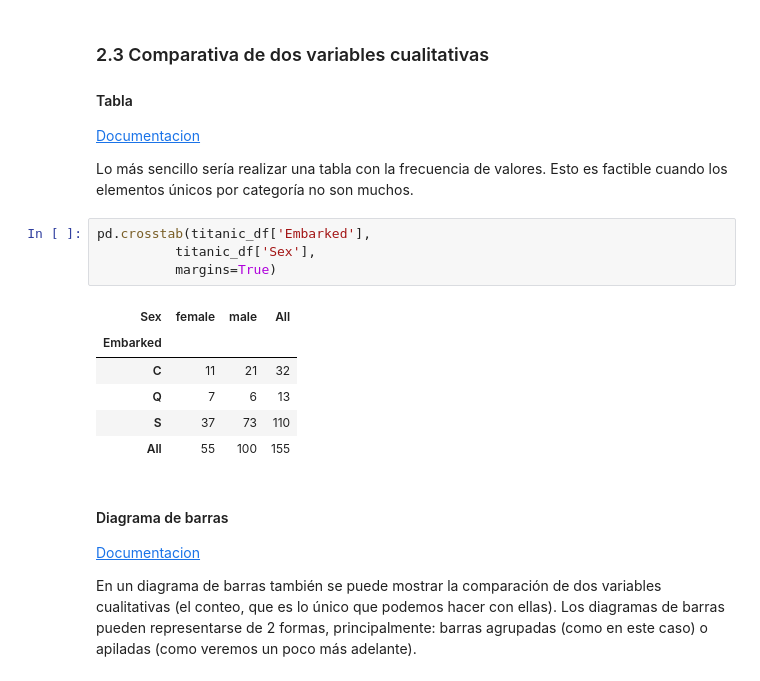
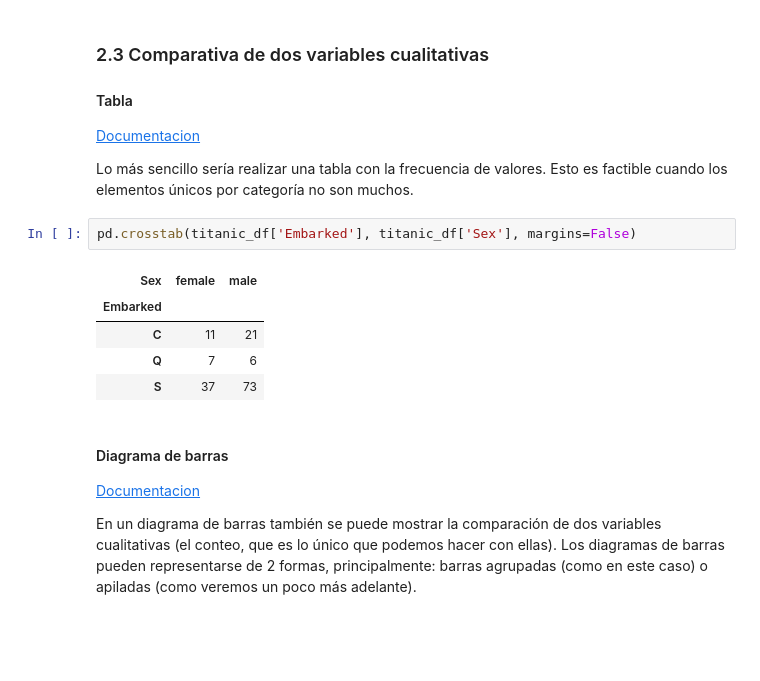
Before and after one commit to franciscocanon-thebridge/bootcamp_thebridge_PTSep20, a Jupyter notebook: Bloque 2 - Data_Analyst/04_Visualización/03_Seaborn/01_EDA Seaborn.ipynb, the cells around one changed output. Cells and saved outputs as stored; diff of their text form; blank space fills up the shorter version.

```diff
--- a/Bloque 2 - Data_Analyst/04_Visualización/03_Seaborn/01_EDA Seaborn.ipynb
+++ b/Bloque 2 - Data_Analyst/04_Visualización/03_Seaborn/01_EDA Seaborn.ipynb
@@ -547,16 +757,13 @@ sns.pairplot(iris_df,
 
 Lo más sencillo sería realizar una tabla con la frecuencia de valores. Esto es factible cuando los elementos únicos por categoría no son muchos.
 # %%
-pd.crosstab(titanic_df['Embarked'],
-          titanic_df['Sex'],
-          margins=True)
+pd.crosstab(titanic_df['Embarked'], titanic_df['Sex'], margins=False)
 # %% [output]
-| Sex | female | male | All |
-| Embarked |  |  |  |
-| C | 11 | 21 | 32 |
-| Q | 7 | 6 | 13 |
-| S | 37 | 73 | 110 |
-| All | 55 | 100 | 155 |
+| Sex | female | male |
+| Embarked |  |  |
+| C | 11 | 21 |
+| Q | 7 | 6 |
+| S | 37 | 73 |
 # %% [markdown]
 #### Diagrama de barras
 
```
Also changed, not shown: parts of 32 cells of this notebook.
